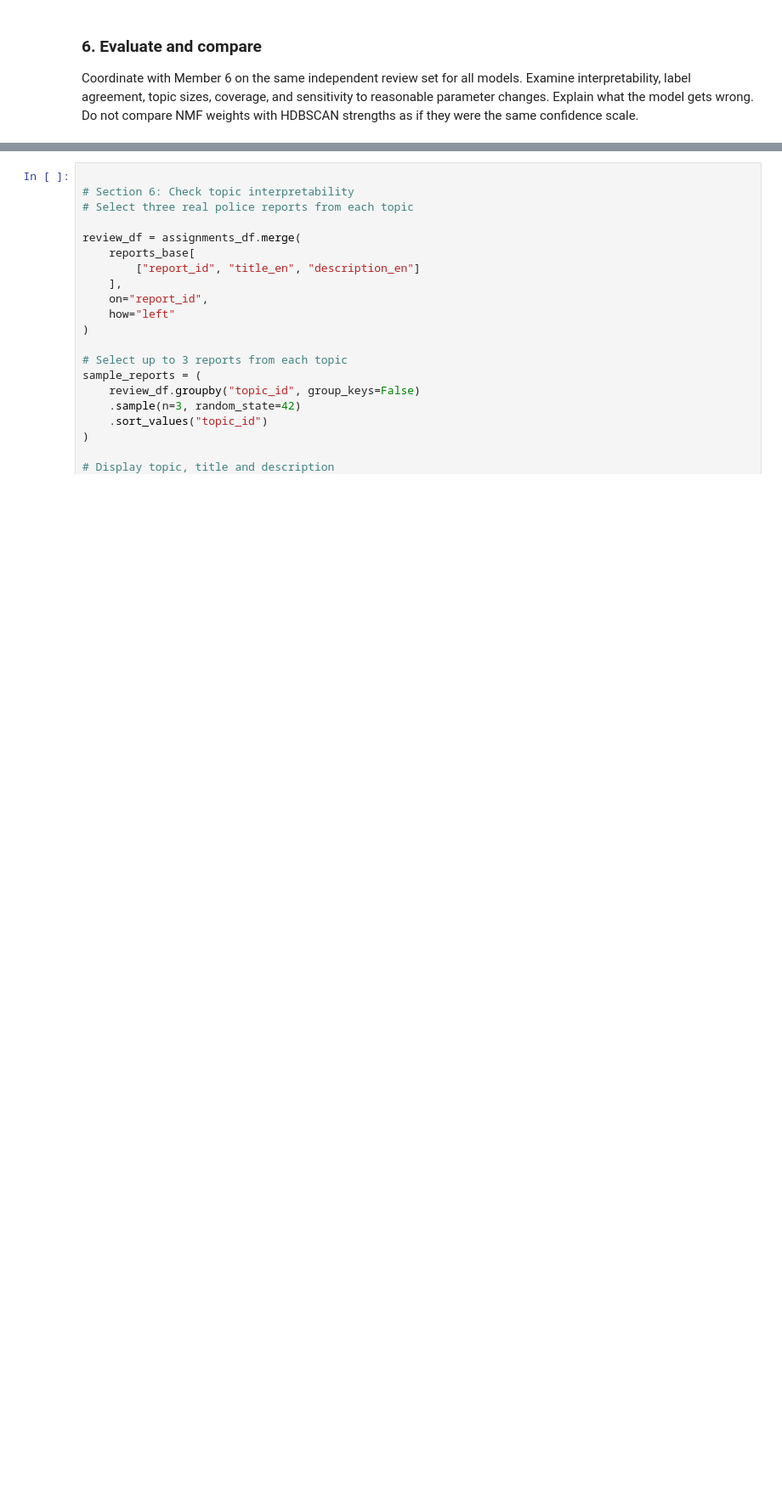
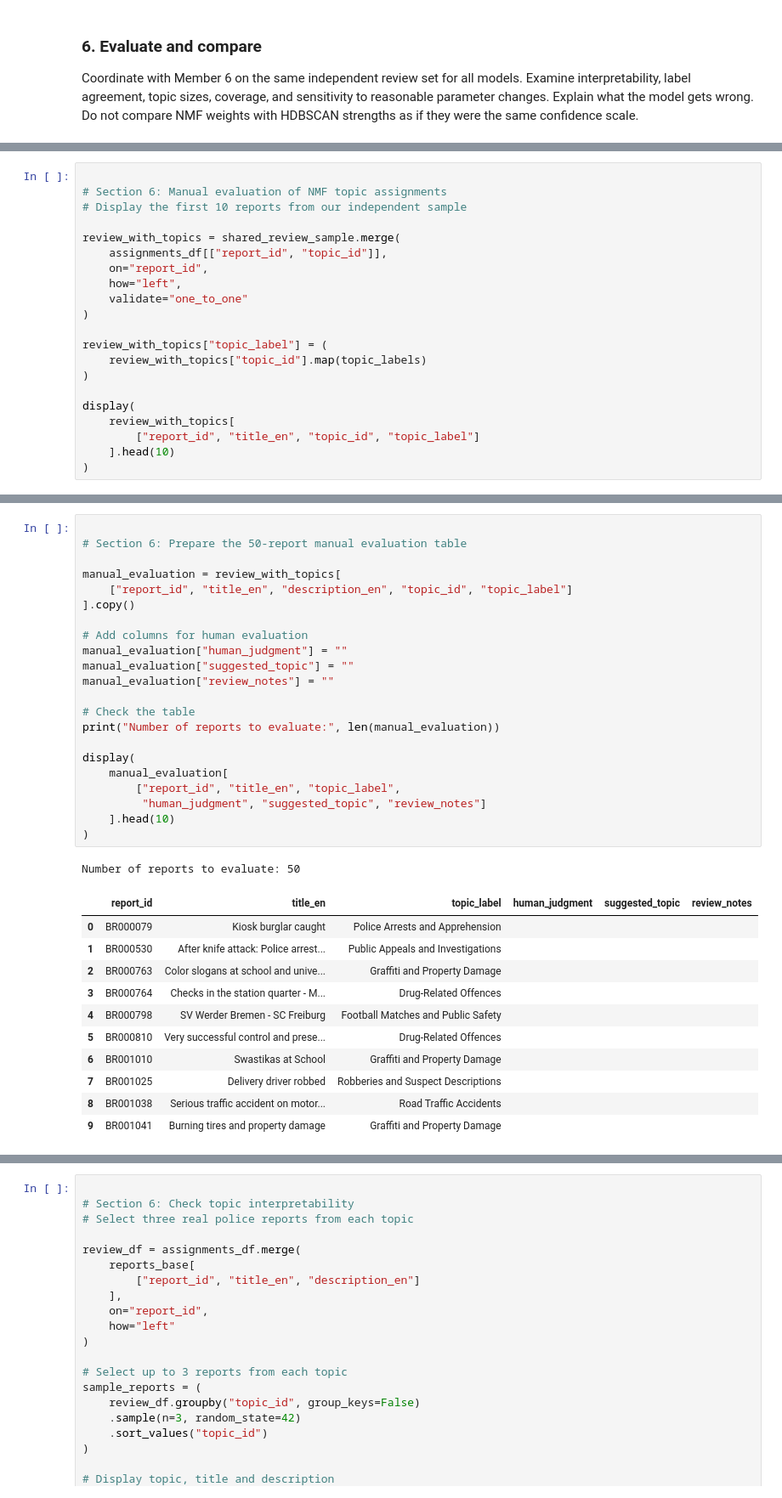
Before and after one commit to mshongwe775/bremen-crime-data-analytics, a Jupyter notebook: team_notebooks/03_description_topic_modeling.ipynb, the cells around one changed output, grey strips where cells are left out. Shown at 85% size. Cells and saved outputs as stored; diff of their text form; blank space fills up the shorter version.

Commit message:
Complete NMF topic modeling evaluation and handover

```diff
--- a/team_notebooks/03_description_topic_modeling.ipynb
+++ b/team_notebooks/03_description_topic_modeling.ipynb
@@ -886,0 +1203,21 @@ Coordinate with Member 6 on the same independent review set for all models. Exam
+# %%
+
+# Section 6: Manual evaluation of NMF topic assignments
+# Display the first 10 reports from our independent sample
+
+review_with_topics = shared_review_sample.merge(
+    assignments_df[["report_id", "topic_id"]],
+    on="report_id",
+    how="left",
+    validate="one_to_one"
+)
+
+review_with_topics["topic_label"] = (
+    review_with_topics["topic_id"].map(topic_labels)
+)
+
+display(
+    review_with_topics[
+        ["report_id", "title_en", "topic_id", "topic_label"]
+    ].head(10)
+)
@@ -886,0 +1276,35 @@ Coordinate with Member 6 on the same independent review set for all models. Exam
+# %%
+
+# Section 6: Prepare the 50-report manual evaluation table
+
+manual_evaluation = review_with_topics[
+    ["report_id", "title_en", "description_en", "topic_id", "topic_label"]
+].copy()
+
+# Add columns for human evaluation
+manual_evaluation["human_judgment"] = ""
+manual_evaluation["suggested_topic"] = ""
+manual_evaluation["review_notes"] = ""
+
+# Check the table
+print("Number of reports to evaluate:", len(manual_evaluation))
+
+display(
+    manual_evaluation[
+        ["report_id", "title_en", "topic_label",
+         "human_judgment", "suggested_topic", "review_notes"]
+    ].head(10)
+)
+# %% [output]
+Number of reports to evaluate: 50
+|  | report_id | title_en | topic_label | human_judgment | suggested_topic | review_notes |
+| 0 | BR000079 | Kiosk burglar caught | Police Arrests and Apprehension |  |  |  |
+| 1 | BR000530 | After knife attack: Police arrest... | Public Appeals and Investigations |  |  |  |
+| 2 | BR000763 | Color slogans at school and unive... | Graffiti and Property Damage |  |  |  |
+| 3 | BR000764 | Checks in the station quarter - M... | Drug-Related Offences |  |  |  |
+| 4 | BR000798 | SV Werder Bremen - SC Freiburg | Football Matches and Public Safety |  |  |  |
+| 5 | BR000810 | Very successful control and prese... | Drug-Related Offences |  |  |  |
+| 6 | BR001010 | Swastikas at School | Graffiti and Property Damage |  |  |  |
+| 7 | BR001025 | Delivery driver robbed | Robberies and Suspect Descriptions |  |  |  |
+| 8 | BR001038 | Serious traffic accident on motor... | Road Traffic Accidents |  |  |  |
+| 9 | BR001041 | Burning tires and property damage | Graffiti and Property Damage |  |  |  |
```
Also changed, not shown: parts of 82 cells of this notebook, 3 other files.
